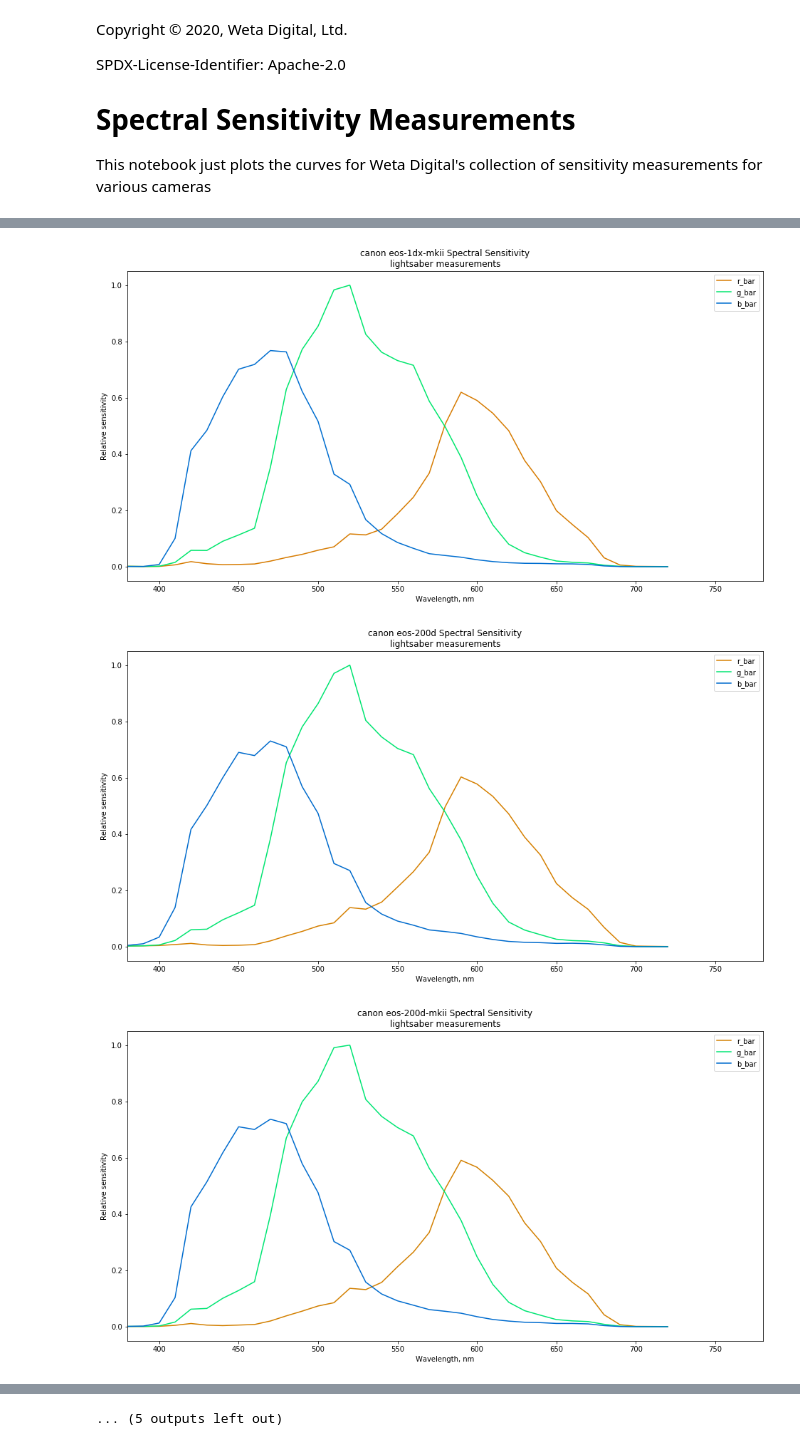
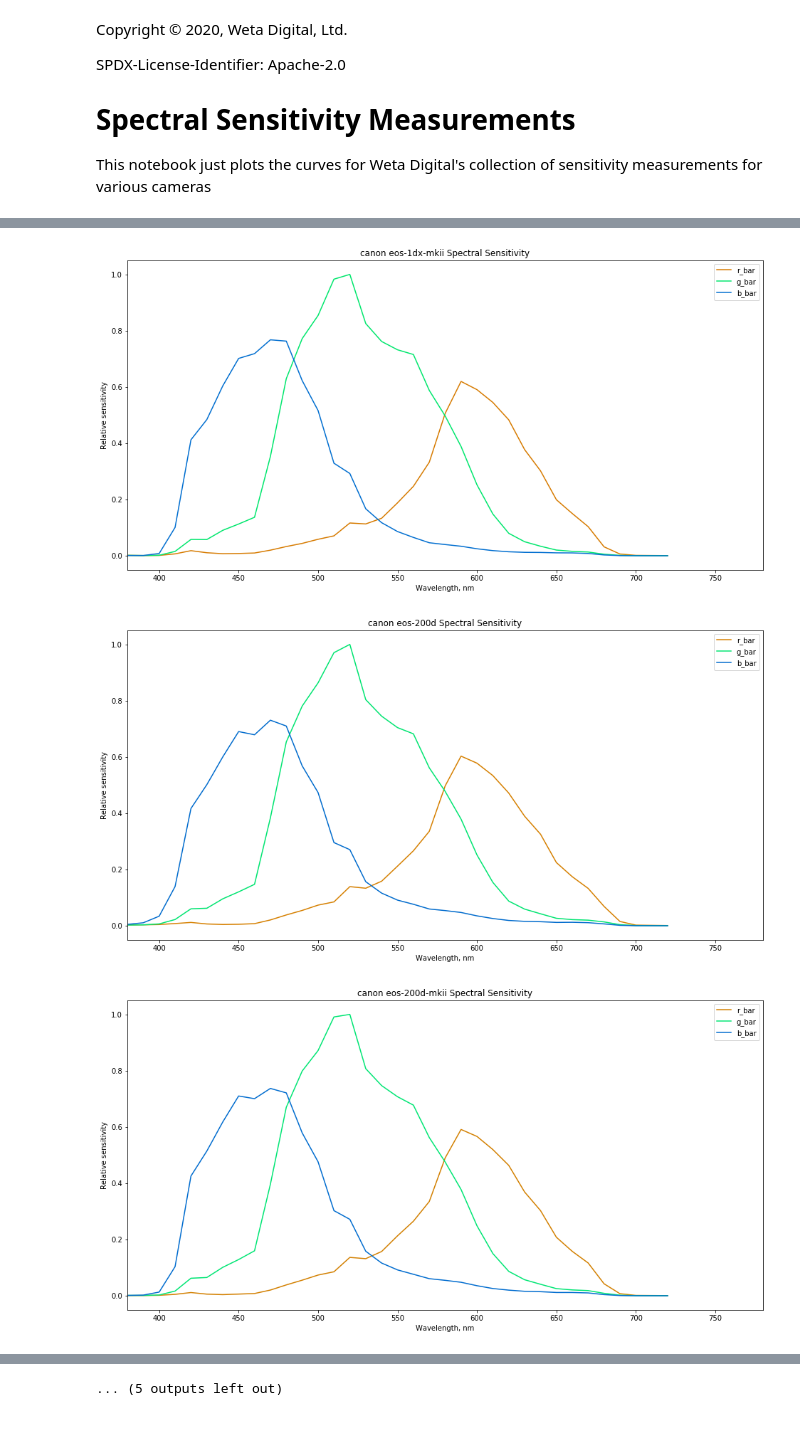
Before and after one commit to wetadigital/physlight, a Jupyter notebook: data/plot_curves.ipynb, the cells around one changed output, grey strips where cells are left out. Cells and saved outputs as stored; diff of their text form; code cells hidden in the pictures.

Commit message:
add charts

```diff
--- a/data/plot_curves.ipynb
+++ b/data/plot_curves.ipynb
@@ -20,13 +20,17 @@ def load_camera_data(camera_json):
     import json
 
     with open(camera_json, 'r') as f:
-        return json.load(f)
+        json = json.load(f)
+        cmf_5d = MultiSpectralDistributions(json['spectral_data']['data']['main'], labels=['r_bar', 'g_bar', 'b_bar'],
+                                            name='{} {}'.format(
+        json['header']['manufacturer'],
+        json['header']['model']
+        ))
+        return cmf_5d
 # %%
-def draw_curves(json):
+def draw_curves(cmf_5d):
     # Plot the curves
     from colour import SpectralDistribution
-
-    cmf_5d = MultiSpectralDistributions(json['spectral_data']['data']['main'], labels=['r_bar', 'g_bar', 'b_bar'])
 
     r = colour.sd_to_XYZ(SpectralDistribution(data=cmf_5d.values[:,0], domain=cmf_5d.wavelengths)) / 100
     r = np.clip(colour.XYZ_to_sRGB(r), 0, 1)
@@ -42,9 +46,7 @@ def draw_curves(json):
     ax.plot(cmf_5d.wavelengths, cmf_5d.values[:,0], color=r)
     ax.plot(cmf_5d.wavelengths, cmf_5d.values[:,1], color=g)
     ax.plot(cmf_5d.wavelengths, cmf_5d.values[:,2], color=b)
-    plt.title('{} {} Spectral Sensitivity\n{} measurements'.format(
-        json['header']['manufacturer'],json['header']['model'],
-              json['header']['measurement_equipment']))
+    plt.title('{} Spectral Sensitivity'.format(cmf_5d.name))
     plt.legend(['r_bar', 'g_bar', 'b_bar'])
 
 draw_curves(load_camera_data('canon_eos-100d_380_720_10.json'))
@@ -69,3 +71,3 @@ draw_curves(load_camera_data('sony_ilce-9_380_720_10.json'))
-[figure, old version]
+[figure, new version]
-[figure, old version]
+[figure, new version]
-[figure, old version]
+[figure, new version]
```
Also changed, not shown: parts of 4 cells of this notebook.
